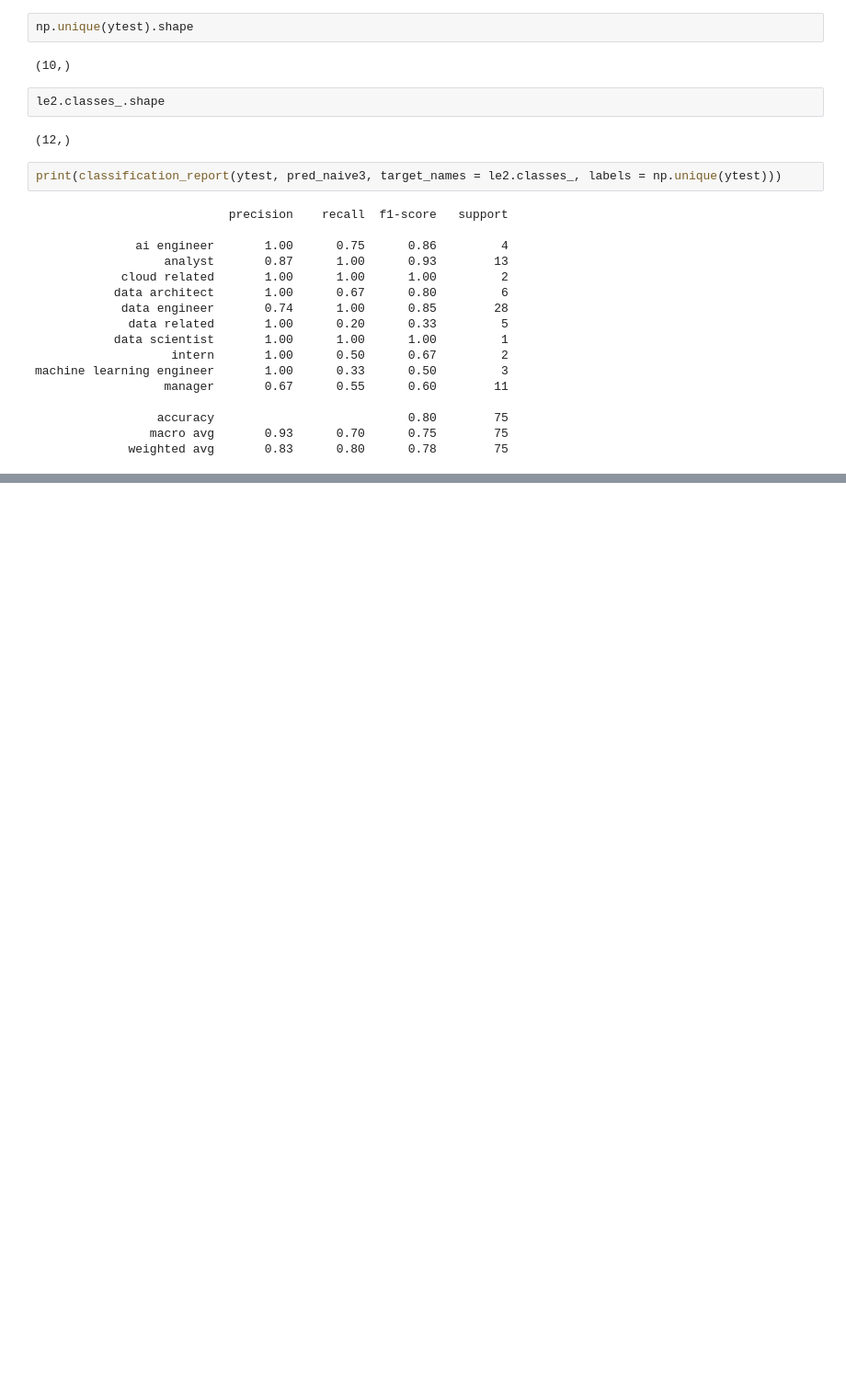
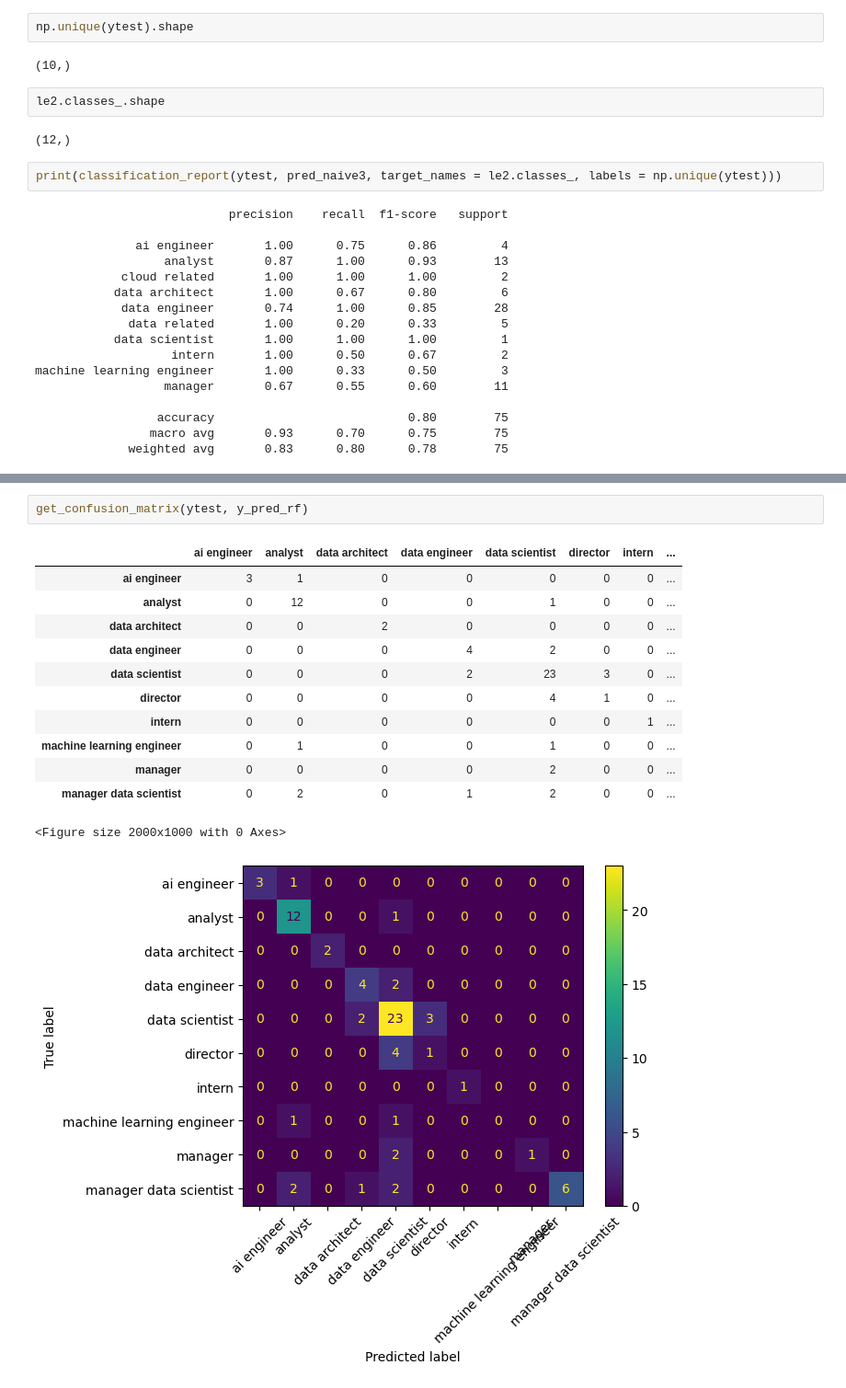
Before and after one commit to Aishwarya-Karwal/ds-project-from-scratch, a Jupyter notebook: Job_Classification.ipynb, the cells around one changed output, grey strips where cells are left out. Shown at 92% size. Drawn from its saved outputs; the diff is of its cells as text; blank space fills up the shorter version.

```diff
--- a/Job_Classification.ipynb
+++ b/Job_Classification.ipynb
@@ -1021,0 +1274,16 @@ machine learning engineer       1.00      0.33      0.50         3
+# %%
+get_confusion_matrix(ytest, y_pred_rf)
+# %% [output]
+|  | ai engineer | analyst | data architect | data engineer | data scientist | director | intern | ... |
+| ai engineer | 3 | 1 | 0 | 0 | 0 | 0 | 0 | ... |
+| analyst | 0 | 12 | 0 | 0 | 1 | 0 | 0 | ... |
+| data architect | 0 | 0 | 2 | 0 | 0 | 0 | 0 | ... |
+| data engineer | 0 | 0 | 0 | 4 | 2 | 0 | 0 | ... |
+| data scientist | 0 | 0 | 0 | 2 | 23 | 3 | 0 | ... |
+| director | 0 | 0 | 0 | 0 | 4 | 1 | 0 | ... |
+| intern | 0 | 0 | 0 | 0 | 0 | 0 | 1 | ... |
+| machine learning engineer | 0 | 1 | 0 | 0 | 1 | 0 | 0 | ... |
+| manager | 0 | 0 | 0 | 0 | 2 | 0 | 0 | ... |
+| manager data scientist | 0 | 2 | 0 | 1 | 2 | 0 | 0 | ... |
+<Figure size 2000x1000 with 0 Axes>
+[figure, added]
```
Also changed, not shown: parts of 25 cells of this notebook, 1 other file.
